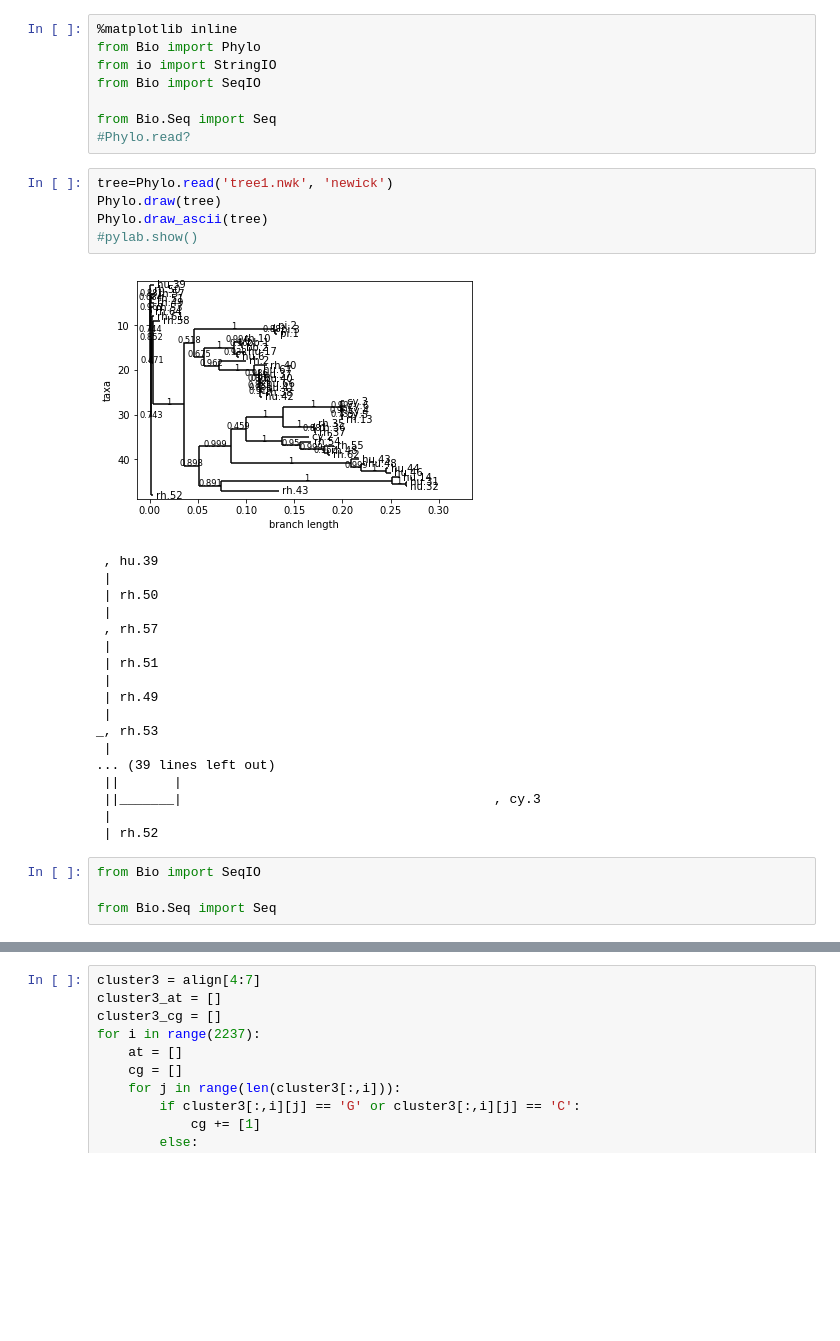
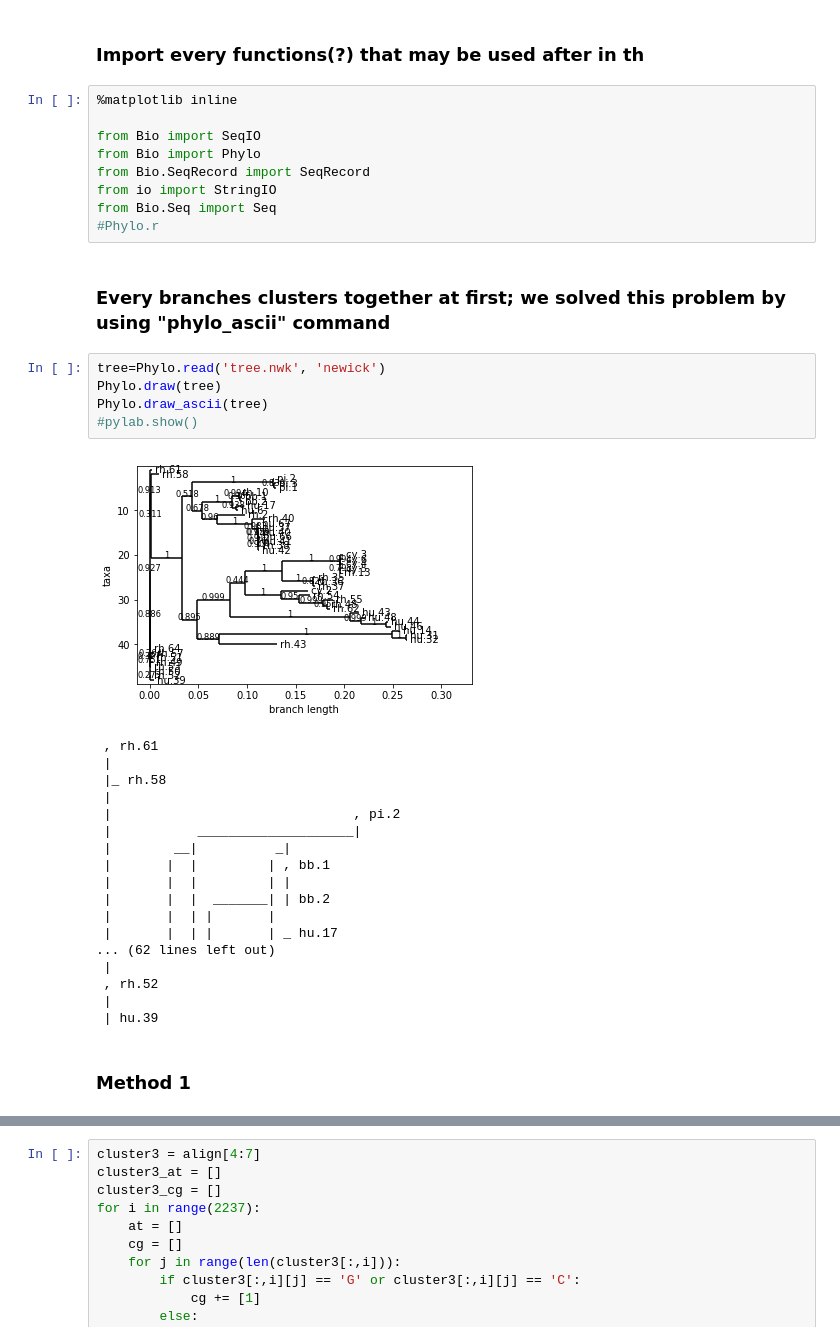
Before and after one commit to kaiyueyang/Bioe131-Lab2, a Jupyter notebook: lab2/lab02.ipynb, the cells around one changed output, grey strips where cells are left out. Cells and saved outputs as stored; diff of their text form; blank space fills up the shorter version.

```diff
--- a/lab02.ipynb
+++ b/lab2/lab02.ipynb
@@ -1,37 +1,40 @@
+# %% [markdown]
+### Import every functions(?) that may be used after in th
 # %%
 %matplotlib inline
+
+from Bio import SeqIO
 from Bio import Phylo
+from Bio.SeqRecord import SeqRecord
 from io import StringIO
-from Bio import SeqIO
-
 from Bio.Seq import Seq
-#Phylo.read?
+#Phylo.r
+# %% [markdown]
+### Every branches clusters together at first; we solved this problem by using "phylo_ascii" command
 # %%
-tree=Phylo.read('tree1.nwk', 'newick')
+tree=Phylo.read('tree.nwk', 'newick')
 Phylo.draw(tree)
 Phylo.draw_ascii(tree)
 #pylab.show()
 # %% [output]
-[figure, old version]
+[figure, new version]
- , hu.39
+ , rh.61
  |
- | rh.50
+ |_ rh.58
  |
- , rh.57
+ |                               , pi.2
+ |           ____________________|
+ |        __|          _|
+ |       |  |         | , bb.1
+ |       |  |         | |
+ |       |  |  _______| | bb.2
+ |       |  | |       |
+ |       |  | |       | _ hu.17
+... (62 lines left out)
  |
- | rh.51
+ , rh.52
  |
- | rh.49
- |
-_, rh.53
- |
-... (39 lines left out)
- ||       |
- ||_______|                                        , cy.3
- |
- | rh.52
+ | hu.39
-# %%
-from Bio import SeqIO
-
-from Bio.Seq import Seq
+# %% [markdown]
+### Method 1
 # %%
```
Also changed, not shown: parts of 23 cells of this notebook.
